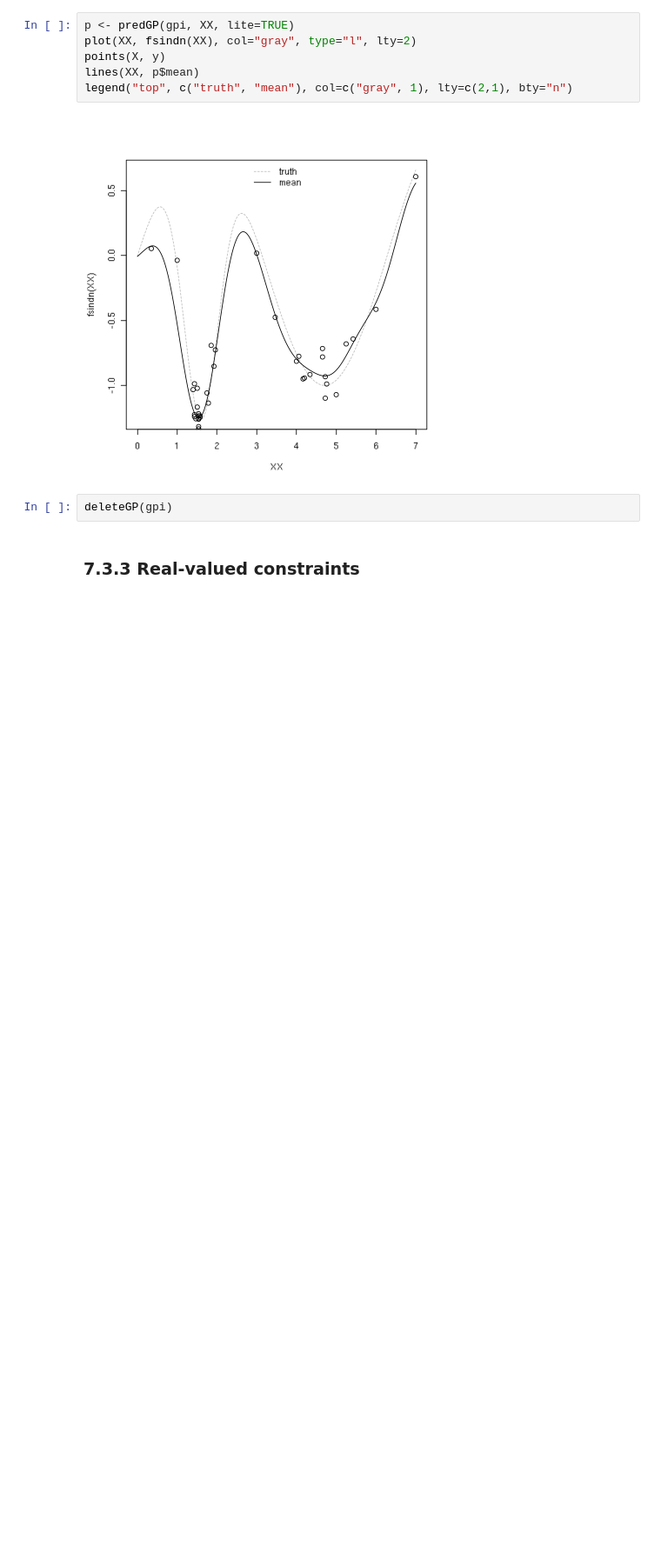
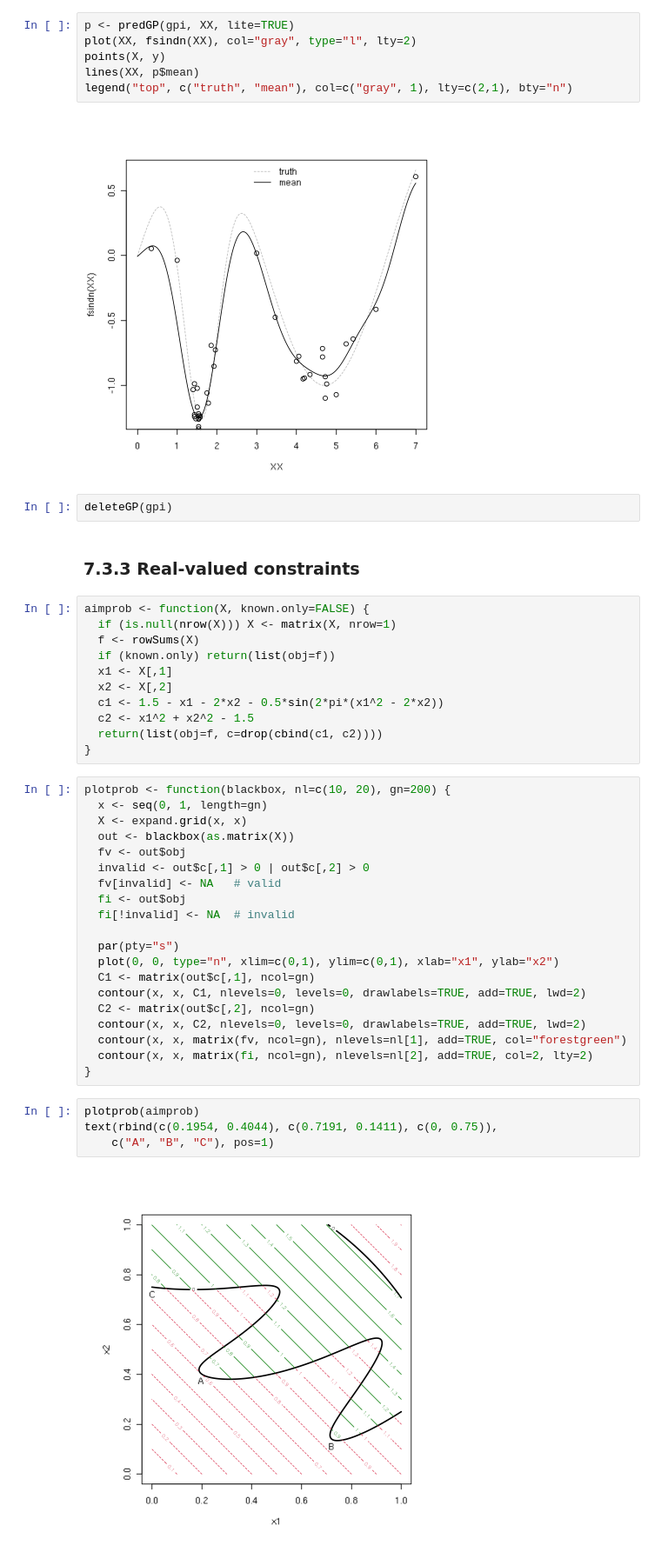
Before and after one commit to gglee4ai/study-surrogates-2020, a Jupyter notebook: ch07.ipynb, the cells around one changed output. Shown at 87% size. Cells and saved outputs as stored; diff of their text form; blank space fills up the shorter version.

```diff
--- a/ch07.ipynb
+++ b/ch07.ipynb
@@ -823,3 +815,40 @@ legend("top", c("truth", "mean"), col=c("gray", 1), lty=c(2,1), bty="n")
 deleteGP(gpi)
 # %% [markdown]
 ### 7.3.3 Real-valued constraints
+# %%
+aimprob <- function(X, known.only=FALSE) {
+  if (is.null(nrow(X))) X <- matrix(X, nrow=1)
+  f <- rowSums(X)
+  if (known.only) return(list(obj=f))
+  x1 <- X[,1]
+  x2 <- X[,2]
+  c1 <- 1.5 - x1 - 2*x2 - 0.5*sin(2*pi*(x1^2 - 2*x2))
+  c2 <- x1^2 + x2^2 - 1.5
+  return(list(obj=f, c=drop(cbind(c1, c2))))
+}
+# %%
+plotprob <- function(blackbox, nl=c(10, 20), gn=200) {
+  x <- seq(0, 1, length=gn)
+  X <- expand.grid(x, x)
+  out <- blackbox(as.matrix(X))
+  fv <- out$obj
+  invalid <- out$c[,1] > 0 | out$c[,2] > 0
+  fv[invalid] <- NA   # valid
+  fi <- out$obj
+  fi[!invalid] <- NA  # invalid
+
+  par(pty="s")
+  plot(0, 0, type="n", xlim=c(0,1), ylim=c(0,1), xlab="x1", ylab="x2")
+  C1 <- matrix(out$c[,1], ncol=gn)
+  contour(x, x, C1, nlevels=0, levels=0, drawlabels=TRUE, add=TRUE, lwd=2)
+  C2 <- matrix(out$c[,2], ncol=gn)
+  contour(x, x, C2, nlevels=0, levels=0, drawlabels=TRUE, add=TRUE, lwd=2)
+  contour(x, x, matrix(fv, ncol=gn), nlevels=nl[1], add=TRUE, col="forestgreen")
+  contour(x, x, matrix(fi, ncol=gn), nlevels=nl[2], add=TRUE, col=2, lty=2)
+}
+# %%
+plotprob(aimprob)
+text(rbind(c(0.1954, 0.4044), c(0.7191, 0.1411), c(0, 0.75)),
+    c("A", "B", "C"), pos=1)
+# %% [output]
+[figure, added]
```
Also changed, not shown: parts of 26 cells of this notebook.
